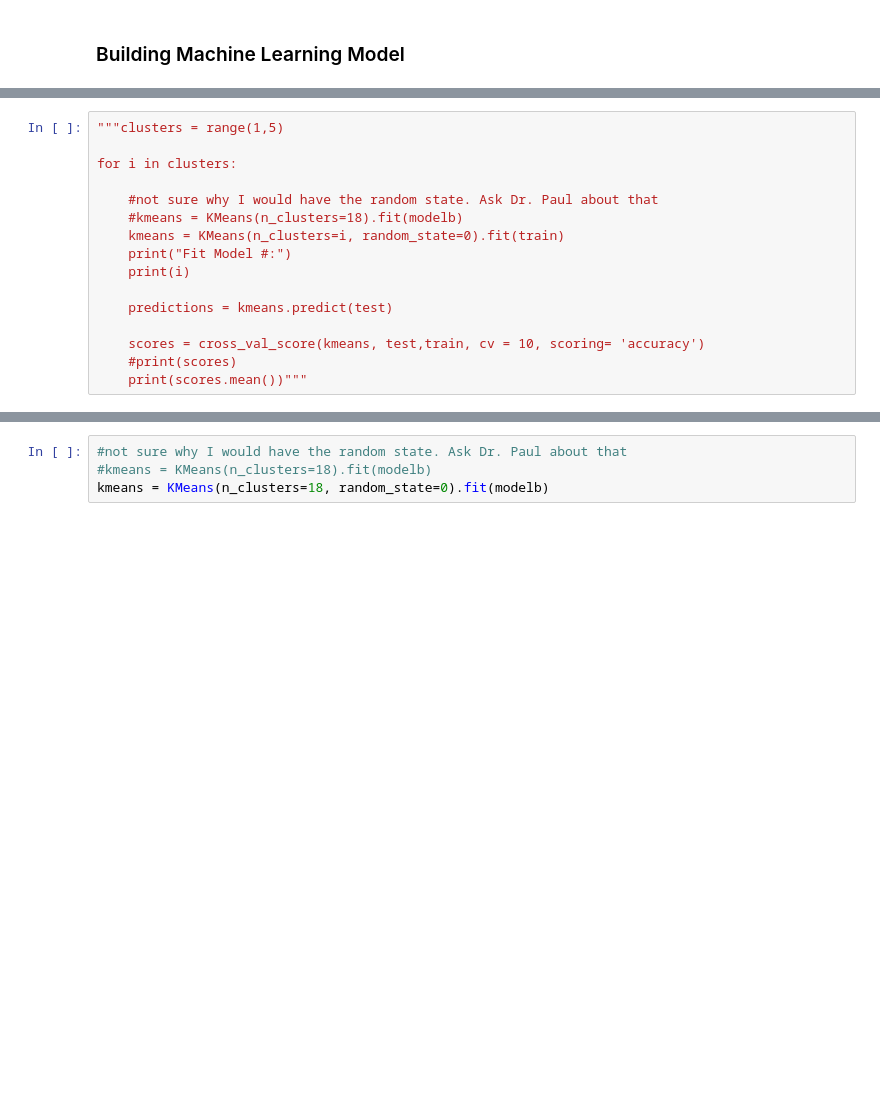
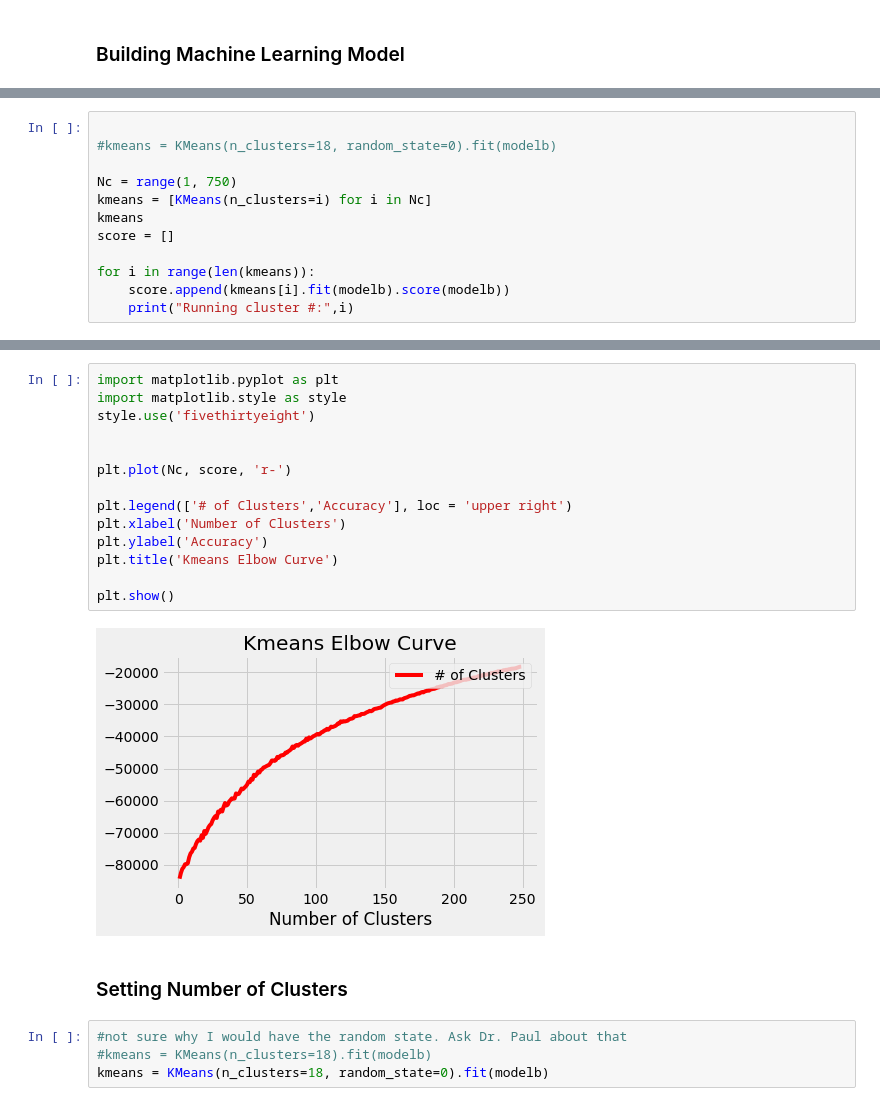
Before and after one commit to chasekregor/INFOCapstone, a Jupyter notebook: create_model.ipynb, the cells around one changed output, grey strips where cells are left out. Saved outputs shown, nothing was run; the diff lists cells and outputs as text; blank space fills up the shorter version.

```diff
--- a/create_model.ipynb
+++ b/create_model.ipynb
@@ -83,16 +97,0 @@ train.head(10)"""
-# %%
-"""clusters = range(1,5)
-
-for i in clusters:
-
-    #not sure why I would have the random state. Ask Dr. Paul about that
-    #kmeans = KMeans(n_clusters=18).fit(modelb)
-    kmeans = KMeans(n_clusters=i, random_state=0).fit(train)
-    print("Fit Model #:")
-    print(i)
-
-    predictions = kmeans.predict(test)
-
-    scores = cross_val_score(kmeans, test,train, cv = 10, scoring= 'accuracy')
-    #print(scores)
-    print(scores.mean())"""
@@ -100,0 +100,12 @@ for i in clusters:
+# %%
+
+#kmeans = KMeans(n_clusters=18, random_state=0).fit(modelb)
+
+Nc = range(1, 750)
+kmeans = [KMeans(n_clusters=i) for i in Nc]
+kmeans
+score = []
+
+for i in range(len(kmeans)):
+    score.append(kmeans[i].fit(modelb).score(modelb))
+    print("Running cluster #:",i)
@@ -101,3 +130,21 @@ for i in clusters:
+# %%
+import matplotlib.pyplot as plt
+import matplotlib.style as style
+style.use('fivethirtyeight')
+
+
+plt.plot(Nc, score, 'r-')
+
+plt.legend(['# of Clusters','Accuracy'], loc = 'upper right')
+plt.xlabel('Number of Clusters')
+plt.ylabel('Accuracy')
+plt.title('Kmeans Elbow Curve')
+
+plt.show()
+# %% [output]
+[figure, added]
+# %% [markdown]
+### Setting Number of Clusters
 # %%
 #not sure why I would have the random state. Ask Dr. Paul about that
 #kmeans = KMeans(n_clusters=18).fit(modelb)
```
Also changed, not shown: parts of 25 cells of this notebook.
